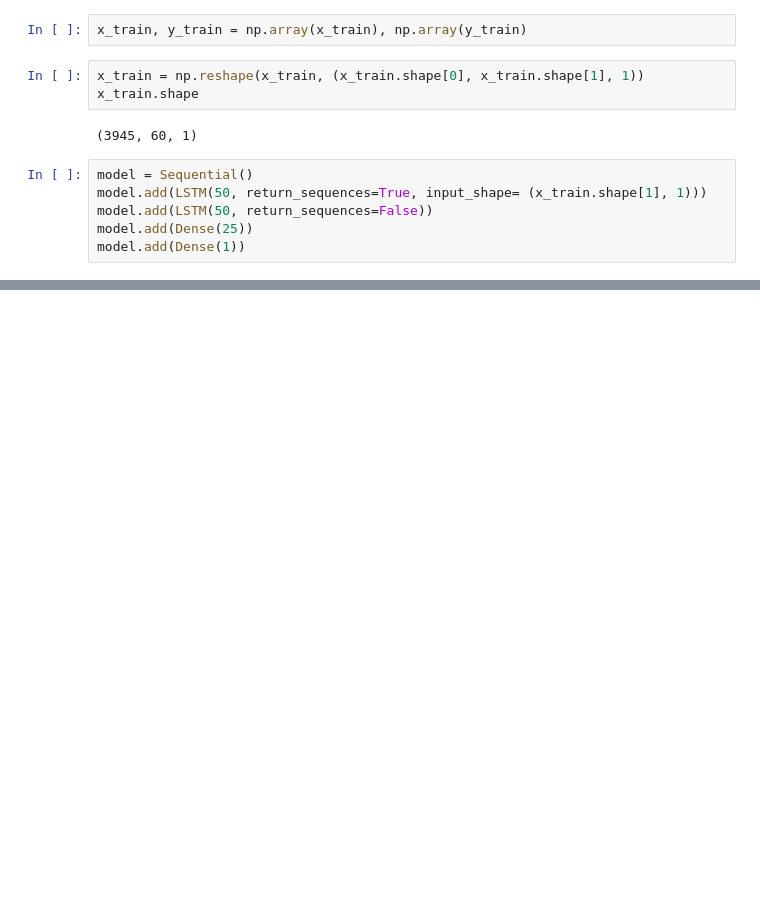
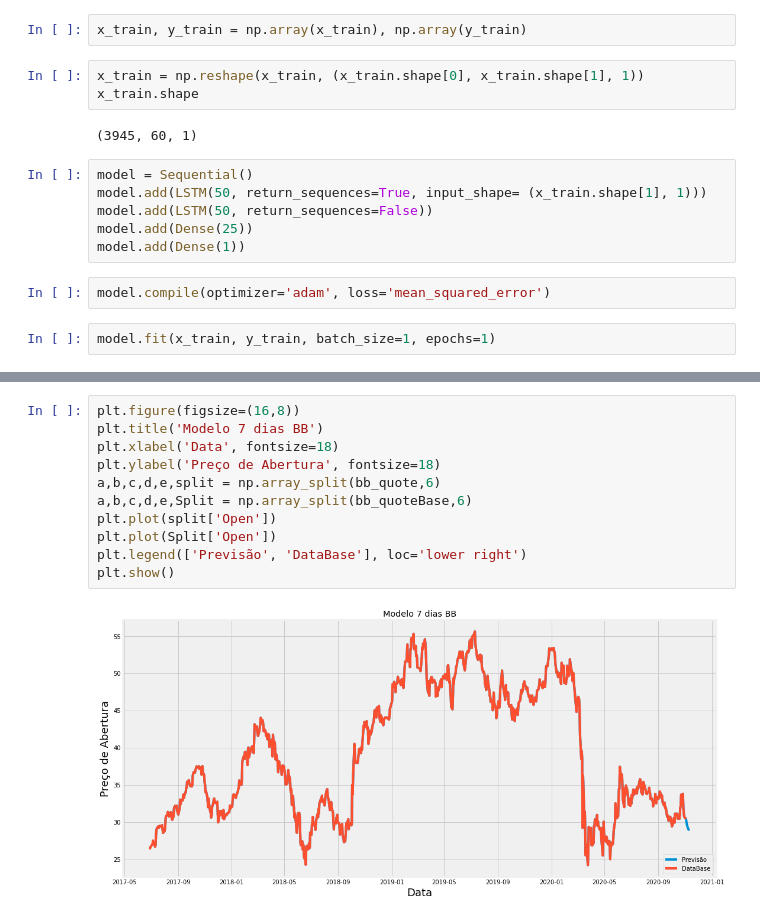
Before and after one commit to RafaelCRC/Stock-Price-Prediction, a Jupyter notebook: Untitled0.ipynb, the cells around one changed output, grey strips where cells are left out. Drawn from its saved outputs; the diff is of its cells as text; blank space fills up the shorter version.

```diff
--- a/Untitled0.ipynb
+++ b/Untitled0.ipynb
@@ -126,3 +126,7 @@ model.add(LSTM(50, return_sequences=True, input_shape= (x_train.shape[1], 1)))
 model.add(LSTM(50, return_sequences=False))
 model.add(Dense(25))
 model.add(Dense(1))
+# %%
+model.compile(optimizer='adam', loss='mean_squared_error')
+# %%
+model.fit(x_train, y_train, batch_size=1, epochs=1)
@@ -128,0 +255,13 @@ model.add(Dense(1))
+# %%
+plt.figure(figsize=(16,8))
+plt.title('Modelo 7 dias BB')
+plt.xlabel('Data', fontsize=18)
+plt.ylabel('Preço de Abertura', fontsize=18)
+a,b,c,d,e,split = np.array_split(bb_quote,6)
+a,b,c,d,e,Split = np.array_split(bb_quoteBase,6)
+plt.plot(split['Open'])
+plt.plot(Split['Open'])
+plt.legend(['Previsão', 'DataBase'], loc='lower right')
+plt.show()
+# %% [output]
+[figure, added]
```
Also changed, not shown: parts of 17 cells of this notebook.
